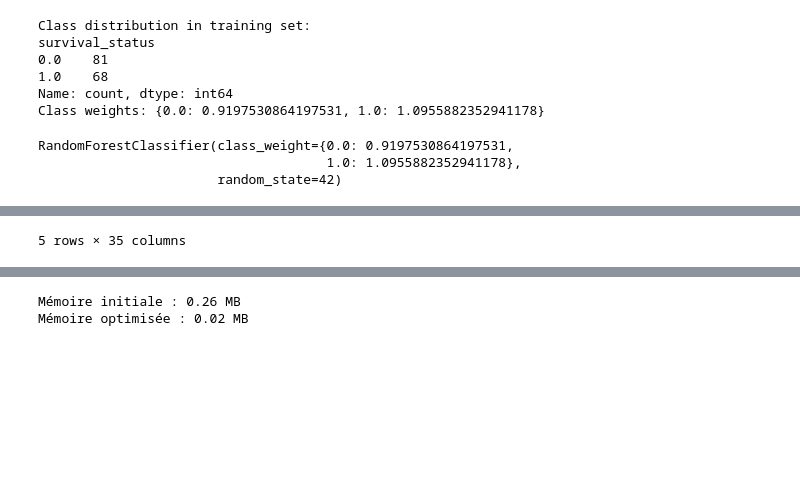
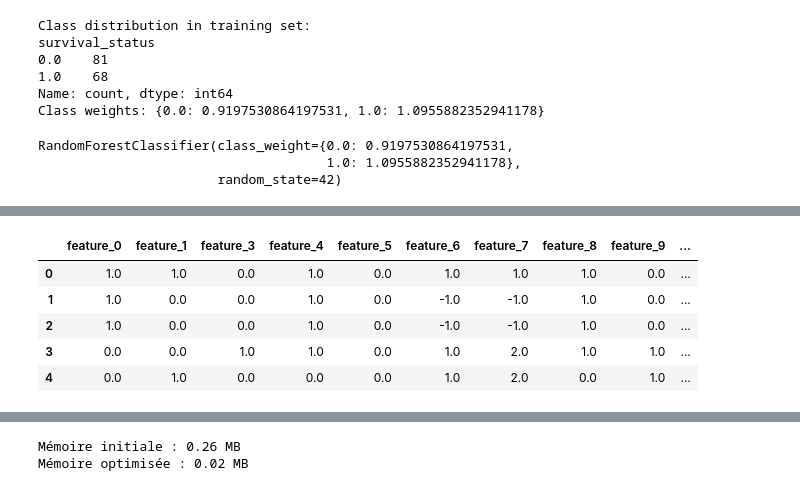
Before and after one commit to imadbaghdad/bone_marrow_transplant, a Jupyter notebook: notebooks/eda2.ipynb, the cells around one changed output, grey strips where cells are left out. Saved outputs shown, nothing was run; the diff lists cells and outputs as text; code cells hidden in the pictures; blank space fills up the shorter version.

```diff
--- a/notebooks/eda2.ipynb
+++ b/notebooks/eda2.ipynb
@@ -168,20 +205,16 @@ import matplotlib.pyplot as plt
 import seaborn as sns
 from sklearn.feature_selection import SelectKBest, f_classif
 
-# Assuming you have your data stored in X_imputed and y
-# If X_imputed is not a DataFrame, convert it to one for better feature management
+# Convert input data to DataFrame if needed
 if not isinstance(X_imputed, pd.DataFrame):
-    # If you have feature names stored separately, use them
-    # Otherwise, use placeholder names
     feature_names = [f"feature_{i}" for i in range(X_imputed.shape[1])]
     X_df = pd.DataFrame(X_imputed, columns=feature_names)
 else:
     X_df = X_imputed.copy()
 
-# Step 1: Calculate correlation matrix
+# 1. Generate and visualize correlation matrix
 correlation_matrix = X_df.corr()
 
-# Step 2: Visualize correlation matrix
 plt.figure(figsize=(12, 10))
 sns.heatmap(correlation_matrix, annot=False, cmap='coolwarm', center=0)
 plt.title('Feature Correlation Matrix')
@@ -189,14 +222,11 @@ plt.tight_layout()
 plt.savefig('correlation_matrix.png')
 plt.close()
 
-# Step 3: Identify highly correlated features
-# Define a threshold for high correlation
+# 2. Identify highly correlated feature pairs
 correlation_threshold = 0.8
-
-# Create a dictionary to store highly correlated pairs
 high_corr_pairs = {}
 
-# Find feature pairs with correlation above threshold
+# Find pairs with correlation above threshold
 for i in range(len(correlation_matrix.columns)):
     for j in range(i+1, len(correlation_matrix.columns)):
         feature_i = correlation_matrix.columns[i]
@@ -205,22 +235,19 @@ for i in range(len(correlation_matrix.columns)):
         if abs(correlation) >= correlation_threshold:
             high_corr_pairs[(feature_i, feature_j)] = correlation
 
-# Display highly correlated pairs
+# Display correlation results
 print(f"Number of highly correlated feature pairs (|r| >= {correlation_threshold}): {len(high_corr_pairs)}")
 for pair, corr in high_corr_pairs.items():
     print(f"{pair[0]} and {pair[1]}: {corr:.4f}")
 
-# Step 4: Feature selection strategy based on correlation
-# Create a set to store features to drop
+# 3. Select features to remove based on correlation
 features_to_drop = set()
 
-# Identify features to drop based on correlation
+# For each correlated pair, drop the feature with higher average correlation
 for (feature1, feature2), corr in high_corr_pairs.items():
-    # Calculate the average correlation of each feature with all other features
     avg_corr1 = correlation_matrix[feature1].abs().mean()
     avg_corr2 = correlation_matrix[feature2].abs().mean()
 
-    # Drop the feature with higher average correlation
     if avg_corr1 > avg_corr2:
         features_to_drop.add(feature1)
     else:
@@ -228,8 +255,7 @@ for (feature1, feature2), corr in high_corr_pairs.items():
 
 print(f"\nFeatures to drop based on correlation: {features_to_drop}")
 
-# Step 5: Univariate feature selection to validate our correlation-based approach
-# Use SelectKBest with f_classif (ANOVA F-value) for feature ranking
+# 4. Validate feature selection using F-scores
 selector = SelectKBest(f_classif, k='all')
 selector.fit(X_df, y)
 feature_scores = pd.DataFrame({
@@ -238,66 +264,31 @@ feature_scores = pd.DataFrame({
     'P_Value': selector.pvalues_
 })
 
-# Sort features by F-score (higher is better)
+# Rank features by importance
 feature_scores = feature_scores.sort_values('F_Score', ascending=False)
 print("\nFeature ranking based on F-scores:")
 print(feature_scores)
 
-# Step 6: Make final feature selection recommendations
+# 5. Generate final recommendations
 print("\nFinal Feature Selection Recommendations:")
 for feature in features_to_drop:
-    # Check if the feature is among the top features based on F-score
     rank = feature_scores[feature_scores['Feature'] == feature].index[0]
     total_features = len(feature_scores)
     percentile = (rank / total_features) * 100
 
-    if percentile <= 25:  # If in top 25% of features
+    if percentile <= 25:
         print(f"- {feature}: Consider keeping despite correlation (ranked {rank+1}/{total_features}, "
               f"top {percentile:.1f}% based on F-score)")
     else:
         print(f"- {feature}: Recommended to drop (ranked {rank+1}/{total_features}, "
               f"correlation redundancy)")
 
-# Step 7: Create a clean dataset with selected features
+# 6. Create final dataset with selected features
 X_selected = X_df.drop(columns=list(features_to_drop))
 print(f"\nOriginal feature count: {X_df.shape[1]}")
 print(f"Selected feature count: {X_selected.shape[1]}")
 
-# Step 8: Document the correlation analysis and feature selection strategy
-correlation_analysis_doc = """
-# Correlation Analysis and Feature Selection Strategy
 
-## Methodology
-1. Calculated Pearson correlation coefficients between all feature pairs
-2. Identified highly correlated feature pairs (|r| >= {threshold})
-3. For each highly correlated pair, selected one feature to drop based on average correlation with other features
-4. Validated selection decisions using univariate feature importance (F-score)
-5. Made final recommendations considering both correlation and feature importance
-
-## Results
-- Original feature count: {original_count}
-- Features removed due to high correlation: {removed_count}
-- Final feature count: {final_count}
-
-## Clinical Considerations
-- Feature selection was based on statistical correlation and univariate importance
-- Clinical domain knowledge should be applied to review these recommendations
-- Features with high clinical relevance may be retained despite statistical correlation
-
-## Next Steps
-- Review feature selection with clinical experts
-- Proceed with model training using the selected feature set
-- Document the rationale for any clinically important features that were retained despite high correlation
-""".format(
-    threshold=correlation_threshold,
-    original_count=X_df.shape[1],
-    removed_count=len(features_to_drop),
-    final_count=X_selected.shape[1]
-)
-
-print("\nCorrelation Analysis Documentation:")
-print(correlation_analysis_doc)
-
-# Return the selected features dataset for further analysis
+# Return selected features dataset
 X_selected.head()
 # %% [output]
@@ -317,4 +308,10 @@ Feature ranking based on F-scores:
 ## Next Steps
 - Review feature selection with clinical experts
 - Proceed with model training using the selected feature set
 - Document the rationale for any clinically important features that were retained despite high correlation
+|  | feature_0 | feature_1 | feature_3 | feature_4 | feature_5 | feature_6 | feature_7 | feature_8 | feature_9 | ... |
+| 0 | 1.0 | 1.0 | 0.0 | 1.0 | 0.0 | 1.0 | 1.0 | 1.0 | 0.0 | ... |
+| 1 | 1.0 | 0.0 | 0.0 | 1.0 | 0.0 | -1.0 | -1.0 | 1.0 | 0.0 | ... |
+| 2 | 1.0 | 0.0 | 0.0 | 1.0 | 0.0 | -1.0 | -1.0 | 1.0 | 0.0 | ... |
+| 3 | 0.0 | 0.0 | 1.0 | 1.0 | 0.0 | 1.0 | 2.0 | 1.0 | 1.0 | ... |
+| 4 | 0.0 | 1.0 | 0.0 | 0.0 | 0.0 | 1.0 | 2.0 | 0.0 | 1.0 | ... |
@@ -329,2 +319 @@ Feature ranking based on F-scores:
-5 rows × 35 columns
 # %% [markdown]
```
Also changed, not shown: parts of 35 cells of this notebook, 2 other files.
